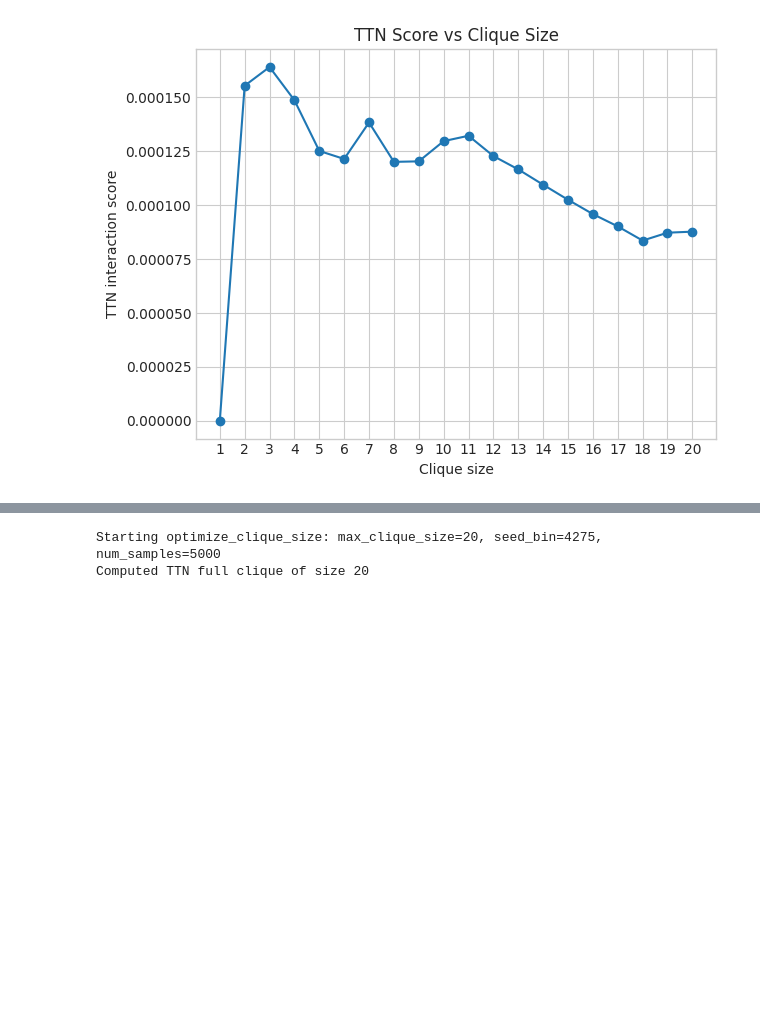
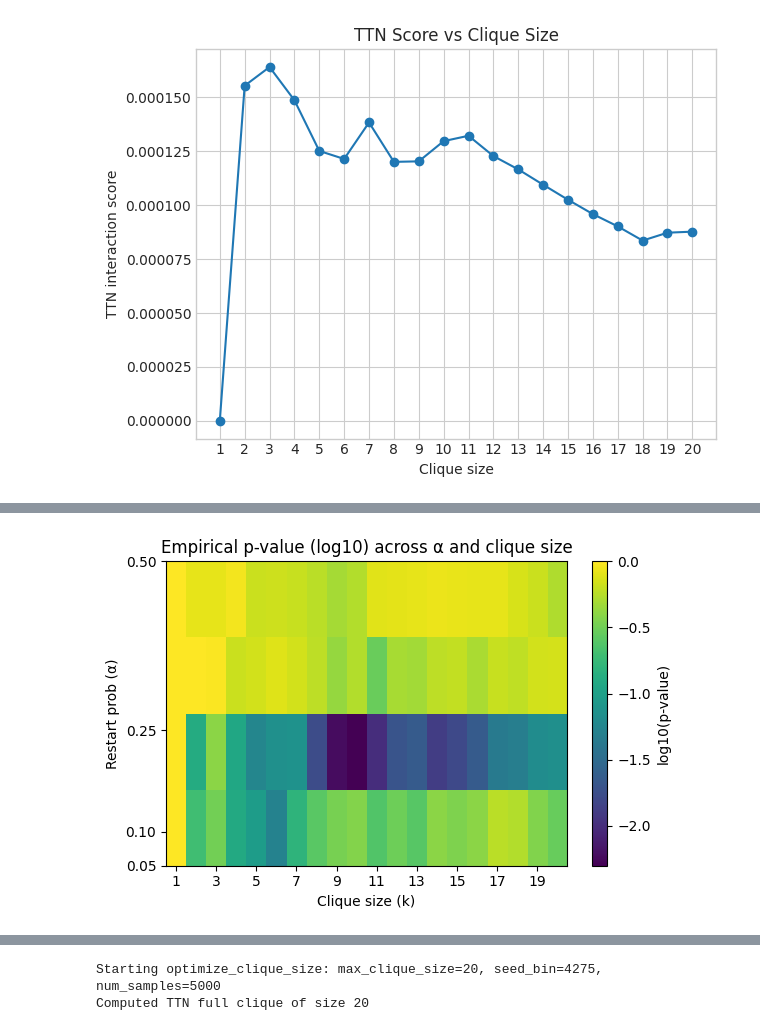
Before and after one commit to ethanoutangoun/chromatin-heart-dev, a Jupyter notebook: clique_size_optimization.ipynb, the cells around one changed output, grey strips where cells are left out. Drawn from its saved outputs; the diff is of its cells as text; code cells hidden in the pictures; blank space fills up the shorter version.

Commit message:
parameter sweep rw

```diff
--- a/clique_size_optimization.ipynb
+++ b/clique_size_optimization.ipynb
@@ -254,0 +483,80 @@ plt.show()
+# %%
+import numpy as np
+import pandas as pd
+import matplotlib.pyplot as plt
+
+# --- Parameters ---
+alphas          = [0.05, 0.1, 0.25, 0.5]
+max_clique_size = 20
+num_samples     = 1000
+
+print("🔄 Starting full sweep over alphas and sizes...")
+
+# --- Collect all size-wise results ---
+records = []
+for alpha in alphas:
+    print(f"→ Running optimize_clique_size for α={alpha}")
+    sizes, scores, pvals, folds, _ = optimize_clique_size(
+        contact_matrix=contact_matrix_zero,
+        max_clique_size=max_clique_size,
+        seed_bin=TTN_BIN,
+        num_samples=num_samples,
+        clique_alg=cf.random_walk,
+        alpha=alpha,
+        neighbors=neighbors,
+        cdfs=cdfs,
+        num_molecules=10000
+    )
+    print(f"   • Completed α={alpha} (collected sizes 1–{max_clique_size})")
+    for size, pval, fold in zip(sizes, pvals, folds):
+        records.append({
+            'alpha': alpha,
+            'size':  size,
+            'pval':  pval,
+            'fold':  fold
+        })
+
+df = pd.DataFrame(records)
+print(f"✅ DataFrame assembled: {df.shape[0]} rows")
+
+# --- Pivot into matrices ---
+pval_mat = df.pivot(index='alpha', columns='size', values='pval')
+fold_mat = df.pivot(index='alpha', columns='size', values='fold')
+
+print("📊 Plotting heatmaps...")
+
+# 1) p-value heatmap (log10 scale)
+plt.figure(figsize=(6,4))
+plt.title('Empirical p-value (log10) across α and clique size')
+plt.imshow(np.log10(pval_mat), aspect='auto', origin='lower',
+           extent=[1-0.5, max_clique_size+0.5, min(alphas), max(alphas)])
+plt.colorbar(label='log10(p-value)')
+plt.xlabel('Clique size (k)')
+plt.ylabel('Restart prob (α)')
+plt.xticks(range(1, max_clique_size+1, 2))
+plt.yticks(alphas)
+plt.tight_layout()
+
+# 2) Fold-change heatmap
+plt.figure(figsize=(6,4))
+plt.title('Fold-change (TTN / median bg) across α and clique size')
+plt.imshow(fold_mat, aspect='auto', origin='lower',
+           extent=[1-0.5, max_clique_size+0.5, min(alphas), max(alphas)])
+plt.colorbar(label='fold-change')
+plt.xlabel('Clique size (k)')
+plt.ylabel('Restart prob (α)')
+plt.xticks(range(1, max_clique_size+1, 2))
+plt.yticks(alphas)
+plt.tight_layout()
+
+plt.show()
+print("📈 Heatmaps rendered")
+
+# --- Print best combos ---
+best_p = df.loc[df['pval'].idxmin()]
+best_f = df.loc[df['fold'].idxmax()]
+print(f"🏆 Best by p-value    → α={best_p.alpha}, size={best_p.size}, p-value={best_p.pval:.4g}")
+print(f"🥇 Best by fold-change → α={best_f.alpha}, size={best_f.size}, fold-change={best_f.fold:.4g}")
+
+print("🎉 All done!")
+# %% [output]
@@ -254,0 +590 @@ plt.show()
+[figure, added]
```
Also changed, not shown: parts of 13 cells of this notebook, 3 other files.
